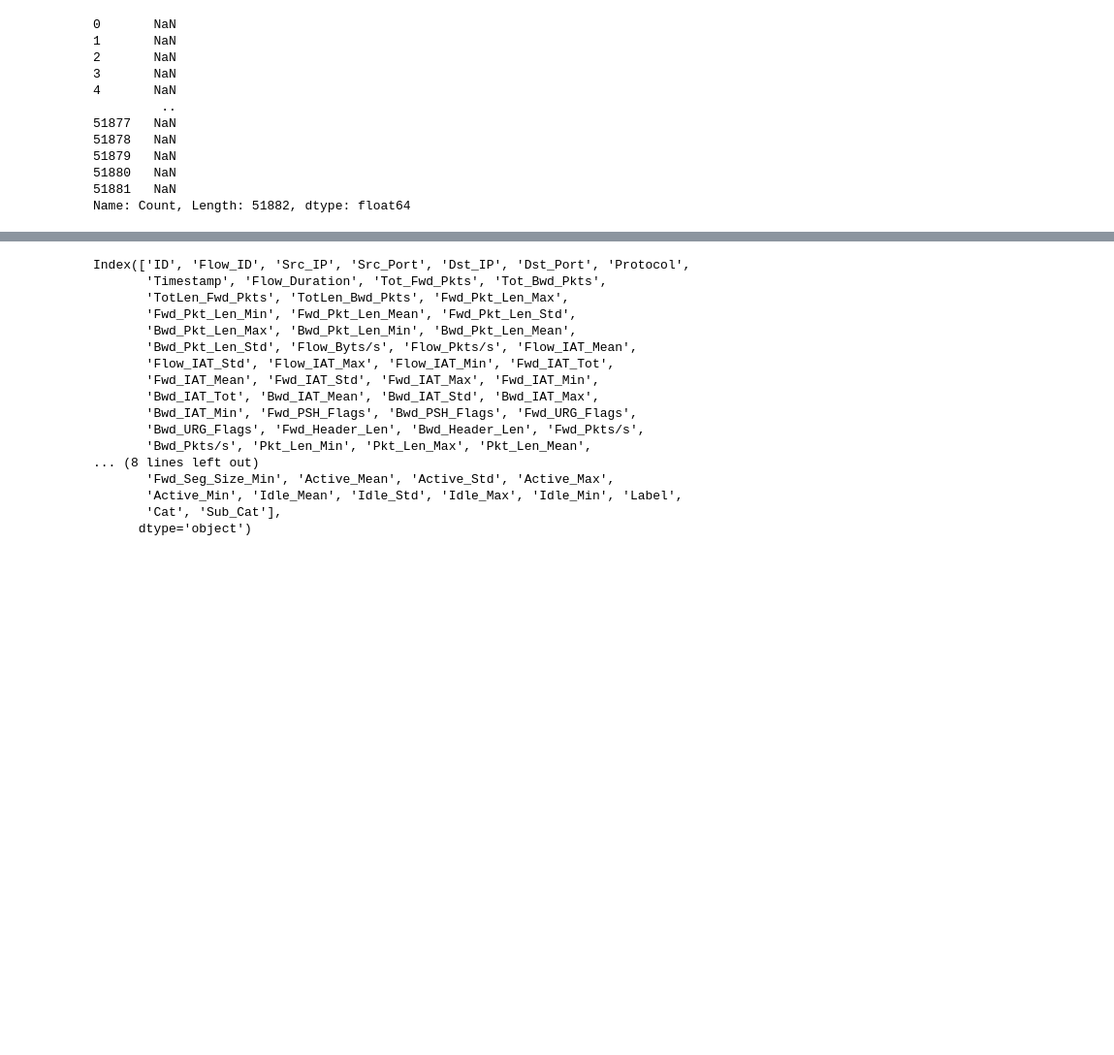
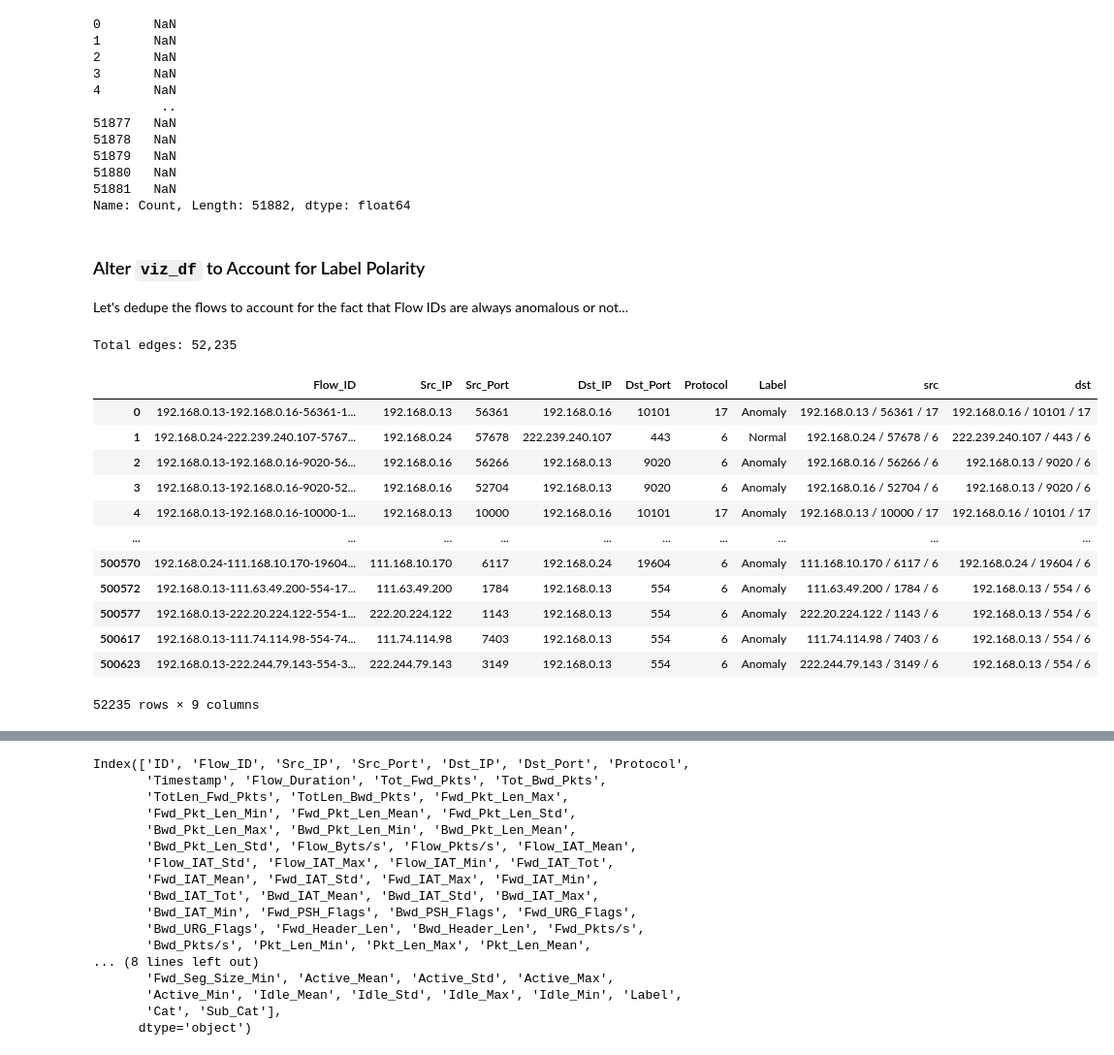
Before and after one commit to rjurney/netography, a Jupyter notebook: Exploratory Data Analysis.ipynb, the cells around one changed output, grey strips where cells are left out. Shown: that part at 97% size. Cells and saved outputs as stored; diff of their text form; code cells hidden in the pictures; blank space fills up the shorter version.

```diff
--- a/Exploratory Data Analysis.ipynb
+++ b/Exploratory Data Analysis.ipynb
@@ -381,3 +372,26 @@ flow_anomaly_ratio.sort_values()
 51880   NaN
 51881   NaN
 Name: Count, Length: 51882, dtype: float64
+# %% [markdown]
+### Alter `viz_df` to Account for Label Polarity
+
+Let's dedupe the flows to account for the fact that Flow IDs are always anomalous or not...
+# %%
+viz_df = viz_df.drop(columns=["Timestamp"], errors="ignore").drop_duplicates()
+print(f"Total edges: {len(viz_df):,}")
+viz_df
+# %% [output]
+Total edges: 52,235
+|  | Flow_ID | Src_IP | Src_Port | Dst_IP | Dst_Port | Protocol | Label | src | dst |
+| 0 | 192.168.0.13-192.168.0.16-56361-1... | 192.168.0.13 | 56361 | 192.168.0.16 | 10101 | 17 | Anomaly | 192.168.0.13 / 56361 / 17 | 192.168.0.16 / 10101 / 17 |
+| 1 | 192.168.0.24-222.239.240.107-5767... | 192.168.0.24 | 57678 | 222.239.240.107 | 443 | 6 | Normal | 192.168.0.24 / 57678 / 6 | 222.239.240.107 / 443 / 6 |
+| 2 | 192.168.0.13-192.168.0.16-9020-56... | 192.168.0.16 | 56266 | 192.168.0.13 | 9020 | 6 | Anomaly | 192.168.0.16 / 56266 / 6 | 192.168.0.13 / 9020 / 6 |
+| 3 | 192.168.0.13-192.168.0.16-9020-52... | 192.168.0.16 | 52704 | 192.168.0.13 | 9020 | 6 | Anomaly | 192.168.0.16 / 52704 / 6 | 192.168.0.13 / 9020 / 6 |
+| 4 | 192.168.0.13-192.168.0.16-10000-1... | 192.168.0.13 | 10000 | 192.168.0.16 | 10101 | 17 | Anomaly | 192.168.0.13 / 10000 / 17 | 192.168.0.16 / 10101 / 17 |
+| ... | ... | ... | ... | ... | ... | ... | ... | ... | ... |
+| 500570 | 192.168.0.24-111.168.10.170-19604... | 111.168.10.170 | 6117 | 192.168.0.24 | 19604 | 6 | Anomaly | 111.168.10.170 / 6117 / 6 | 192.168.0.24 / 19604 / 6 |
+| 500572 | 192.168.0.13-111.63.49.200-554-17... | 111.63.49.200 | 1784 | 192.168.0.13 | 554 | 6 | Anomaly | 111.63.49.200 / 1784 / 6 | 192.168.0.13 / 554 / 6 |
+| 500577 | 192.168.0.13-222.20.224.122-554-1... | 222.20.224.122 | 1143 | 192.168.0.13 | 554 | 6 | Anomaly | 222.20.224.122 / 1143 / 6 | 192.168.0.13 / 554 / 6 |
+| 500617 | 192.168.0.13-111.74.114.98-554-74... | 111.74.114.98 | 7403 | 192.168.0.13 | 554 | 6 | Anomaly | 111.74.114.98 / 7403 / 6 | 192.168.0.13 / 554 / 6 |
+| 500623 | 192.168.0.13-222.244.79.143-554-3... | 222.244.79.143 | 3149 | 192.168.0.13 | 554 | 6 | Anomaly | 222.244.79.143 / 3149 / 6 | 192.168.0.13 / 554 / 6 |
+52235 rows × 9 columns
```
Also changed, not shown: parts of 36 cells of this notebook.
